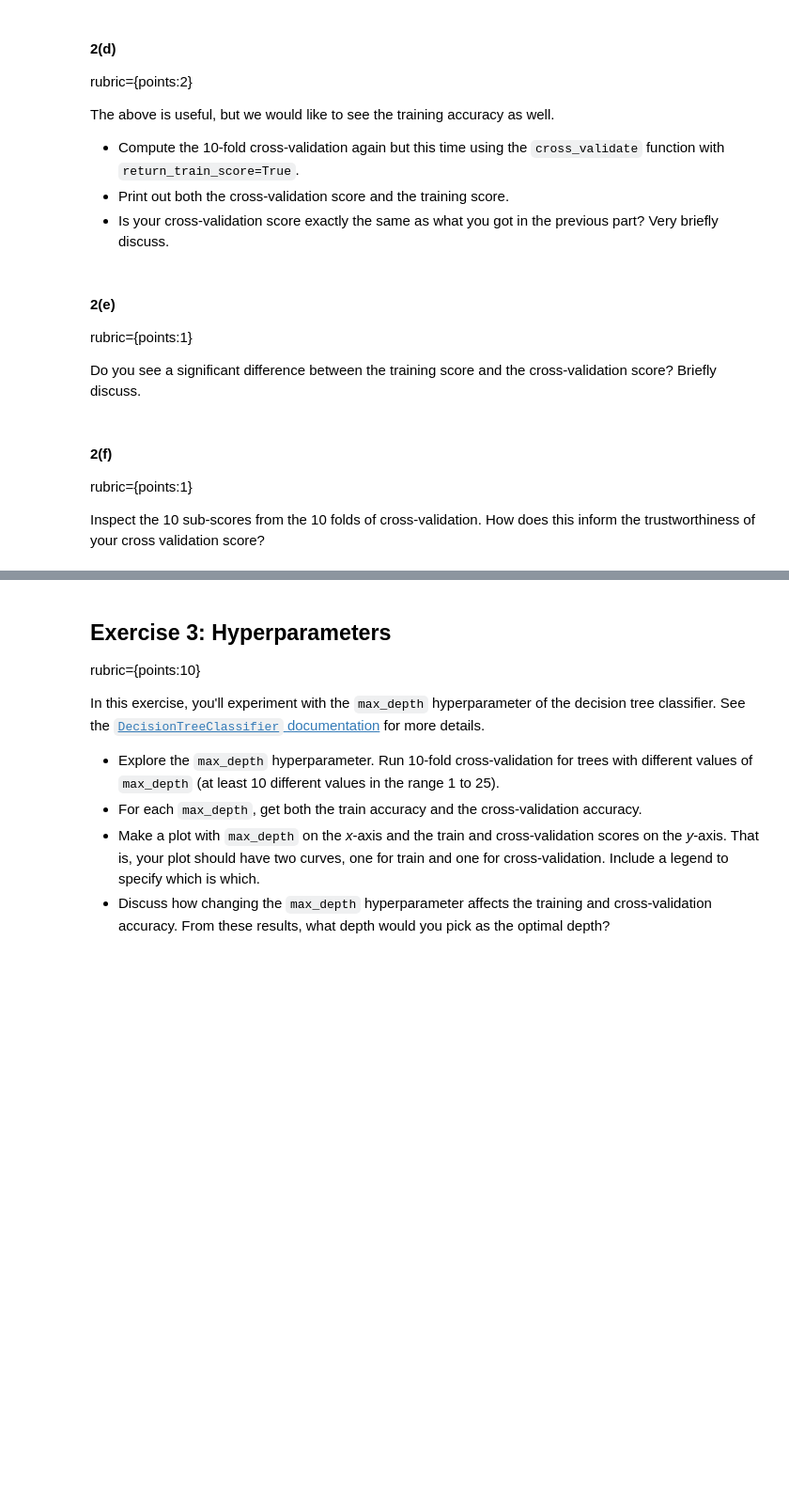
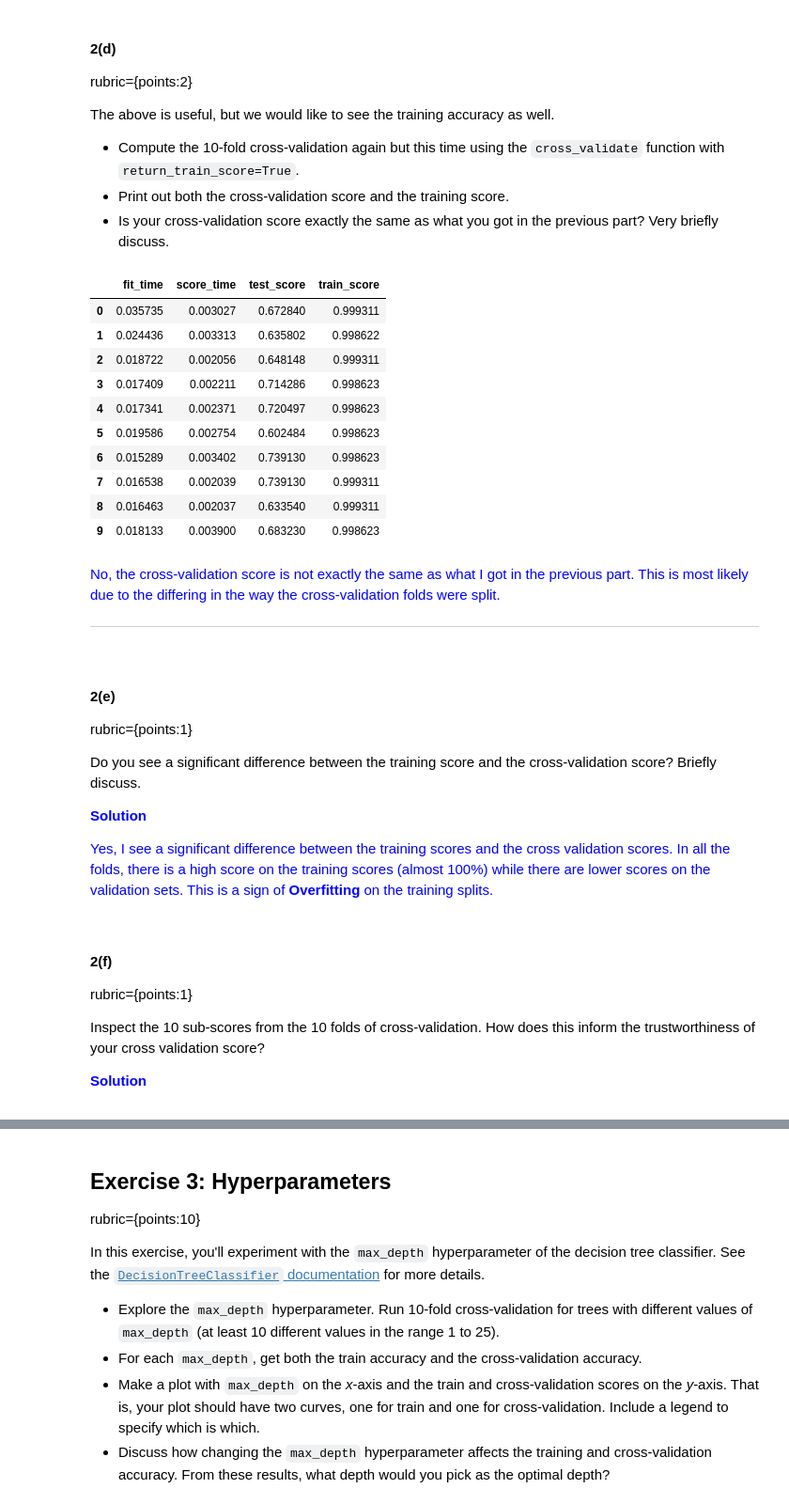
Before and after one commit to Blaise143/CPSC-330-ASSIGNMENTS, a Jupyter notebook: hw2/hw2.ipynb, the cells around one changed output, grey strips where cells are left out. Shown: that part at 94% size. Cells and saved outputs as stored; diff of their text form; code cells hidden in the pictures; blank space fills up the shorter version.

```diff
--- a/hw2/hw2.ipynb
+++ b/hw2/hw2.ipynb
@@ -270,13 +286,43 @@ The above is useful, but we would like to see the training accuracy as well.
 - Compute the 10-fold cross-validation again but this time using the `cross_validate` function with `return_train_score=True`.
 - Print out both the cross-validation score and the training score.
 - Is your cross-validation score exactly the same as what you got in the previous part? Very briefly discuss.
+# %%
+c_val_scores = cross_validate(model, X_train, y_train, cv=10, return_train_score=True)
+pd.DataFrame(c_val_scores)
+# %% [output]
+|  | fit_time | score_time | test_score | train_score |
+| 0 | 0.035735 | 0.003027 | 0.672840 | 0.999311 |
+| 1 | 0.024436 | 0.003313 | 0.635802 | 0.998622 |
+| 2 | 0.018722 | 0.002056 | 0.648148 | 0.999311 |
+| 3 | 0.017409 | 0.002211 | 0.714286 | 0.998623 |
+| 4 | 0.017341 | 0.002371 | 0.720497 | 0.998623 |
+| 5 | 0.019586 | 0.002754 | 0.602484 | 0.998623 |
+| 6 | 0.015289 | 0.003402 | 0.739130 | 0.998623 |
+| 7 | 0.016538 | 0.002039 | 0.739130 | 0.999311 |
+| 8 | 0.016463 | 0.002037 | 0.633540 | 0.999311 |
+| 9 | 0.018133 | 0.003900 | 0.683230 | 0.998623 |
+# %% [markdown]
+<font color="blue">
+
+No, the cross-validation score is not exactly the same as what I got in the previous part. This is most likely due to the differing in the way the cross-validation folds were split.
+***
 # %% [markdown]
 #### 2(e)
 rubric={points:1}
 
 Do you see a significant difference between the training score and the cross-validation score? Briefly discuss.
+
+<font color="blue">
+
+**Solution**
+
+Yes, I see a significant difference between the training scores and the cross validation scores. In all the folds, there is a high score on the training scores (almost 100%) while there are lower scores on the validation sets. This is a sign of **Overfitting** on the training splits.
 # %% [markdown]
 #### 2(f)
 rubric={points:1}
 
 Inspect the 10 sub-scores from the 10 folds of cross-validation. How does this inform the trustworthiness of your cross validation score?
+
+<font color="blue">
+
+**Solution**
```
Also changed, not shown: parts of 17 cells of this notebook.
